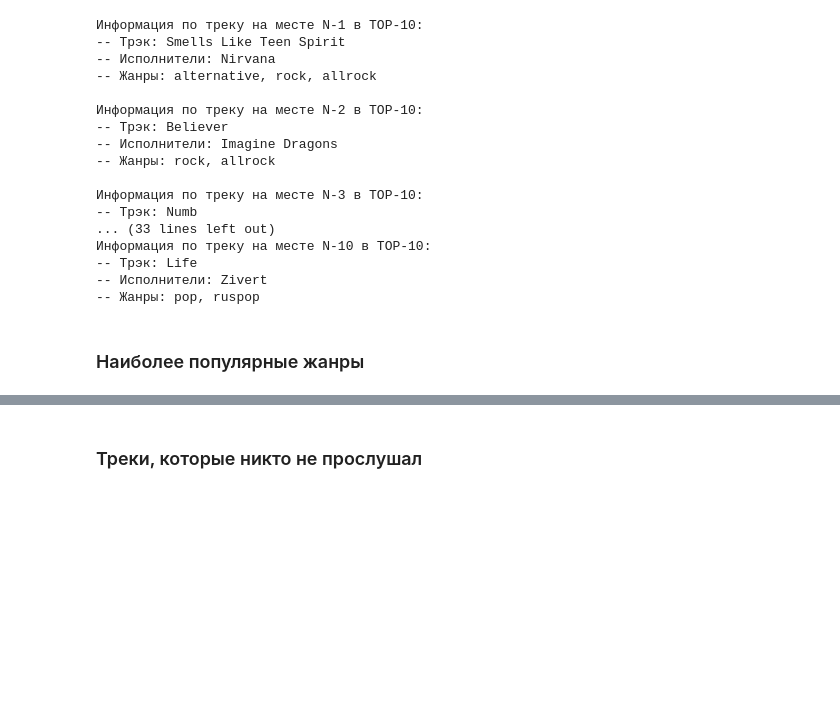
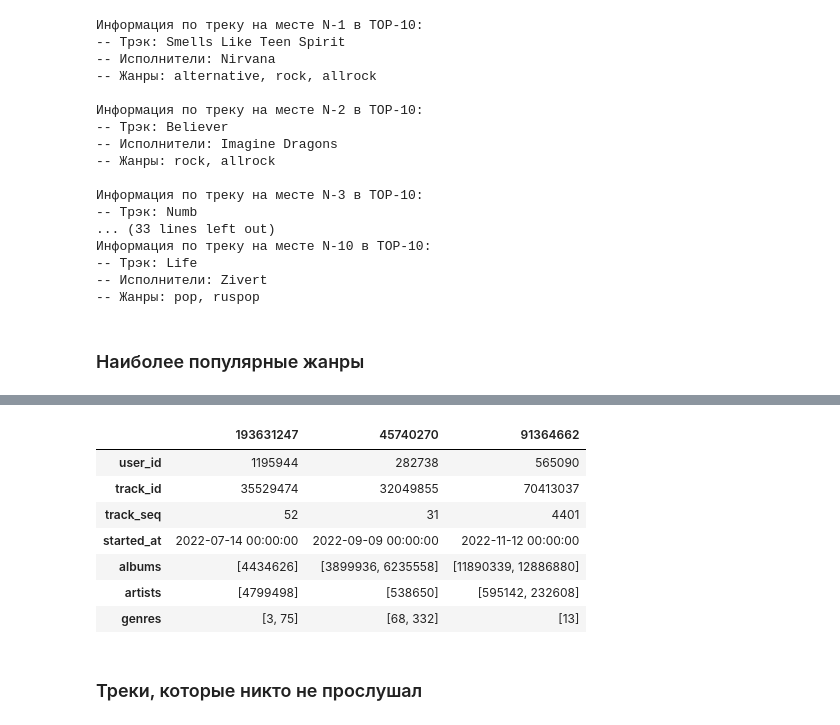
Before and after one commit to Jonzzi/mle-project-sprint-4-v001, a Jupyter notebook: recommendations.ipynb, the cells around one changed output, grey strips where cells are left out. Drawn from its saved outputs; the diff is of its cells as text; code cells hidden in the pictures; blank space fills up the shorter version.

```diff
--- a/recommendations.ipynb
+++ b/recommendations.ipynb
@@ -349,0 +408,13 @@ genres_df.info()
+# %%
+top_gengres = interactions.merge(tracks.drop(['n_albums', 'n_artists', 'n_genres'], axis=1), on='track_id', how='left')
+# %%
+top_gengres.sample(3).T
+# %% [output]
+|  | 193631247 | 45740270 | 91364662 |
+| user_id | 1195944 | 282738 | 565090 |
+| track_id | 35529474 | 32049855 | 70413037 |
+| track_seq | 52 | 31 | 4401 |
+| started_at | 2022-07-14 00:00:00 | 2022-09-09 00:00:00 | 2022-11-12 00:00:00 |
+| albums | [4434626] | [3899936, 6235558] | [11890339, 12886880] |
+| artists | [4799498] | [538650] | [595142, 232608] |
+| genres | [3, 75] | [68, 332] | [13] |
```
Also changed, not shown: parts of 25 cells of this notebook.
